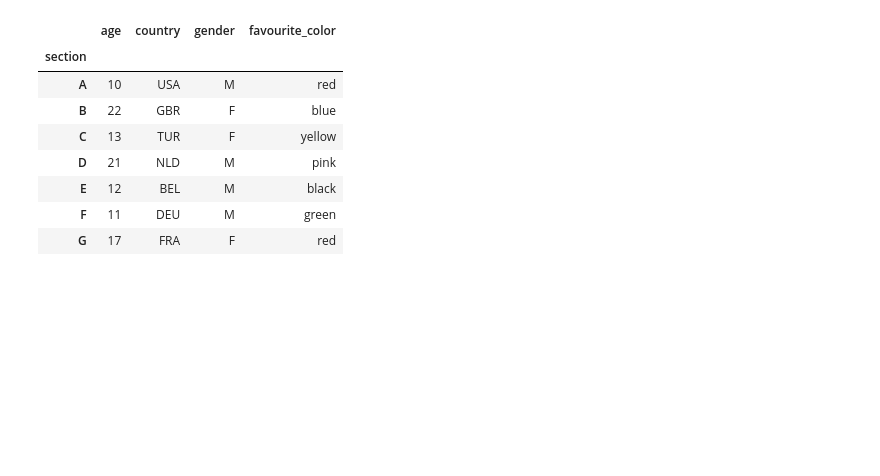
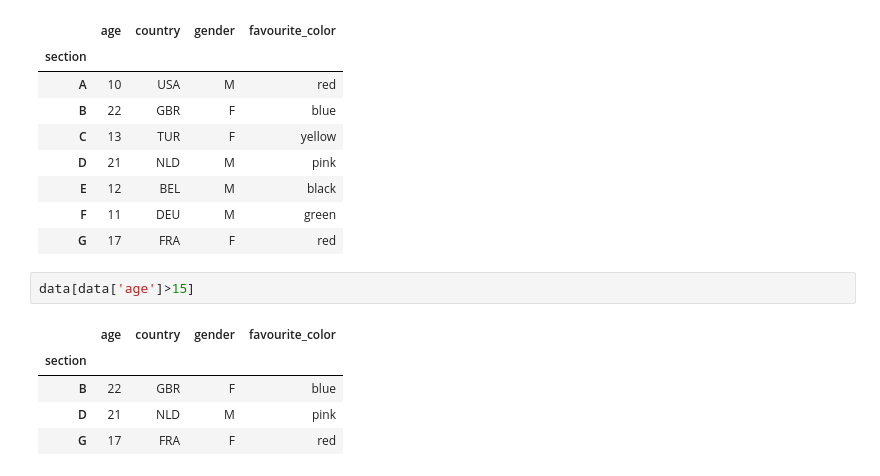
Before and after one commit to bulent-1111/Data_Science, a Jupyter notebook: Pandas/preclass_01.ipynb, the cells around one changed output. Cells and saved outputs as stored; diff of their text form; blank space fills up the shorter version.

```diff
--- a/Pandas/preclass_01.ipynb
+++ b/Pandas/preclass_01.ipynb
@@ -262,3 +262,11 @@ data
 | E | 12 | BEL | M | black |
 | F | 11 | DEU | M | green |
 | G | 17 | FRA | F | red |
+# %%
+data[data['age']>15]
+# %% [output]
+|  | age | country | gender | favourite_color |
+| section |  |  |  |  |
+| B | 22 | GBR | F | blue |
+| D | 21 | NLD | M | pink |
+| G | 17 | FRA | F | red |
```
Also changed, not shown: parts of 14 cells of this notebook, 2 other files.
